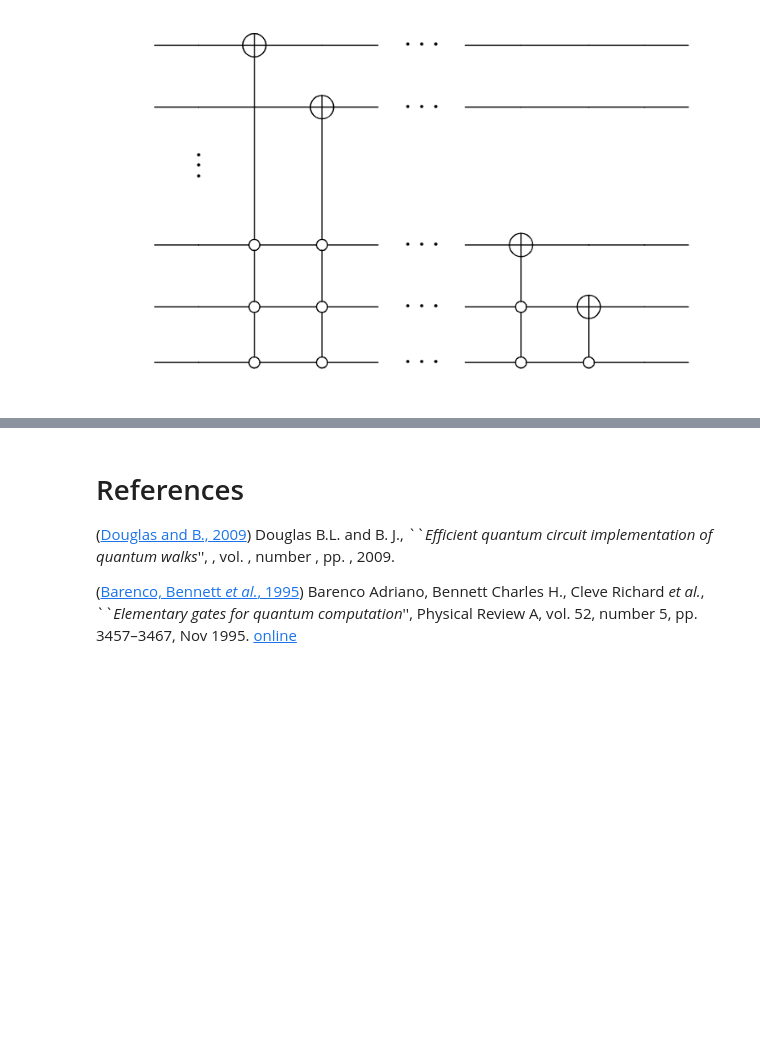
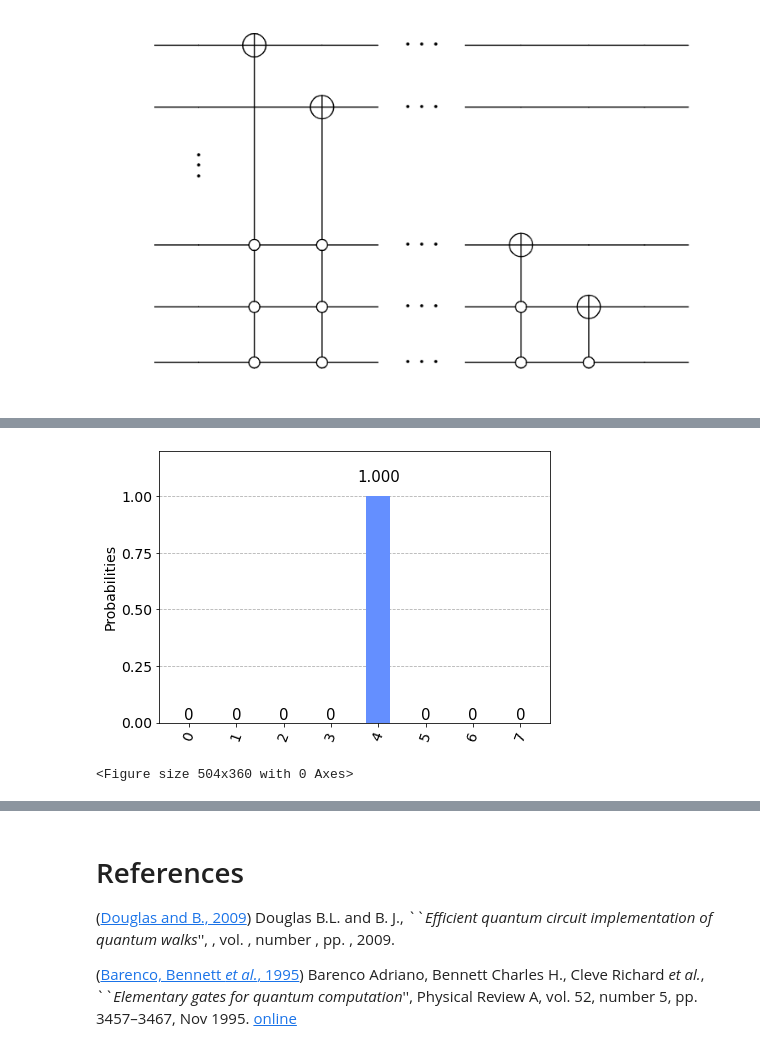
Before and after one commit to JaimePSantos/Dissertation-Tex-Code, a Jupyter notebook: Presentation/pres.ipynb, the cells around one changed output, grey strips where cells are left out. Cells and saved outputs as stored; diff of their text form; code cells hidden in the pictures; blank space fills up the shorter version.

```diff
--- a/Presentation/pres.ipynb
+++ b/Presentation/pres.ipynb
@@ -584,0 +695,11 @@ Image(filename = "cnotdecomp.png", width=900, height=800)
+# %%
+N = 3
+steps = 0
+shots = 3000
+qWalk = runWalk(N,steps,False)
+result = resultsSim(N,qWalk,shots,True)
+display(plot_histogram(result))
+plt.clf()
+# %% [output]
+[figure, added]
+<Figure size 504x360 with 0 Axes>
```
Also changed, not shown: parts of 44 cells of this notebook, 2 other files.
